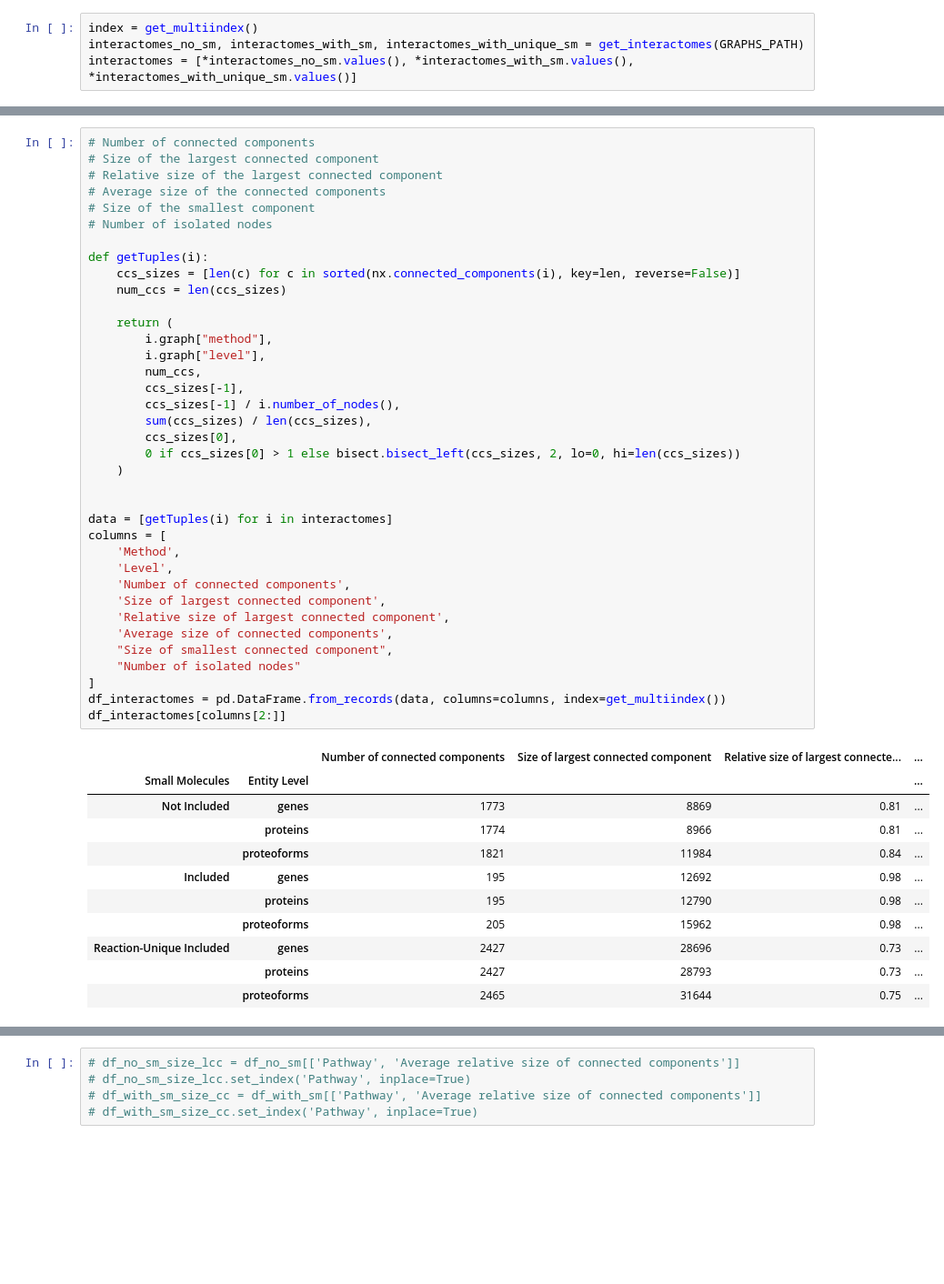
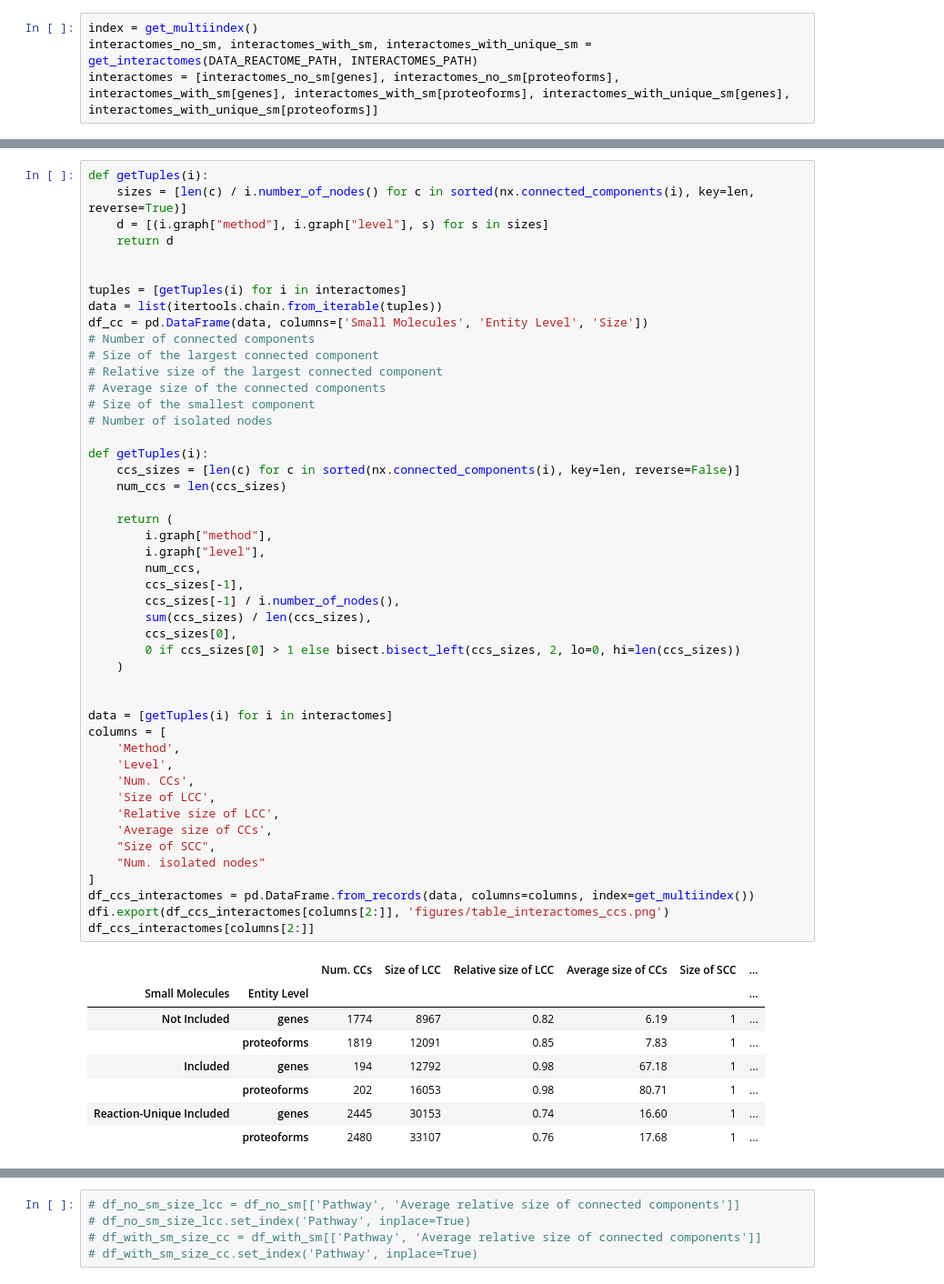
Before and after one commit to PathwayAnalysisPlatform/ProteoformNetworks, a Jupyter notebook: src/Python/2_4_connectedness.ipynb, the cells around one changed output, grey strips where cells are left out. Shown at 91% size. Drawn from its saved outputs; the diff is of its cells as text; blank space fills up the shorter version.

```diff
--- a/src/Python/2_4_connectedness.ipynb
+++ b/src/Python/2_4_connectedness.ipynb
@@ -24,4 +38,4 @@ Working directory: c:\git\pathwayanalysisplatform\proteoformnetworks
 # %%
 index = get_multiindex()
-interactomes_no_sm, interactomes_with_sm, interactomes_with_unique_sm = get_interactomes(GRAPHS_PATH)
-interactomes = [*interactomes_no_sm.values(), *interactomes_with_sm.values(), *interactomes_with_unique_sm.values()]
+interactomes_no_sm, interactomes_with_sm, interactomes_with_unique_sm = get_interactomes(DATA_REACTOME_PATH, INTERACTOMES_PATH)
+interactomes = [interactomes_no_sm[genes], interactomes_no_sm[proteoforms], interactomes_with_sm[genes], interactomes_with_sm[proteoforms], interactomes_with_unique_sm[genes], interactomes_with_unique_sm[proteoforms]]
@@ -58,49 +62,56 @@ df_cc
 # %%
+def getTuples(i):
+    sizes = [len(c) / i.number_of_nodes() for c in sorted(nx.connected_components(i), key=len, reverse=True)]
+    d = [(i.graph["method"], i.graph["level"], s) for s in sizes]
+    return d
+
+
+tuples = [getTuples(i) for i in interactomes]
+data = list(itertools.chain.from_iterable(tuples))
+df_cc = pd.DataFrame(data, columns=['Small Molecules', 'Entity Level', 'Size'])
 # Number of connected components
 # Size of the largest connected component
 # Relative size of the largest connected component
 # Average size of the connected components
 # Size of the smallest component
 # Number of isolated nodes
 
 def getTuples(i):
     ccs_sizes = [len(c) for c in sorted(nx.connected_components(i), key=len, reverse=False)]
     num_ccs = len(ccs_sizes)
 
     return (
         i.graph["method"],
         i.graph["level"],
         num_ccs,
         ccs_sizes[-1],
         ccs_sizes[-1] / i.number_of_nodes(),
         sum(ccs_sizes) / len(ccs_sizes),
         ccs_sizes[0],
         0 if ccs_sizes[0] > 1 else bisect.bisect_left(ccs_sizes, 2, lo=0, hi=len(ccs_sizes))
     )
 
 
 data = [getTuples(i) for i in interactomes]
 columns = [
     'Method',
     'Level',
-    'Number of connected components',
-    'Size of largest connected component',
-    'Relative size of largest connected component',
-    'Average size of connected components',
-    "Size of smallest connected component",
-    "Number of isolated nodes"
+    'Num. CCs',
+    'Size of LCC',
+    'Relative size of LCC',
+    'Average size of CCs',
+    "Size of SCC",
+    "Num. isolated nodes"
 ]
-df_interactomes = pd.DataFrame.from_records(data, columns=columns, index=get_multiindex())
-df_interactomes[columns[2:]]
+df_ccs_interactomes = pd.DataFrame.from_records(data, columns=columns, index=get_multiindex())
+dfi.export(df_ccs_interactomes[columns[2:]], 'figures/table_interactomes_ccs.png')
+df_ccs_interactomes[columns[2:]]
 # %% [output]
-|  |  | Number of connected components | Size of largest connected component | Relative size of largest connecte... | ... |
-| Small Molecules | Entity Level |  |  |  | ... |
-| Not Included | genes | 1773 | 8869 | 0.81 | ... |
-|  | proteins | 1774 | 8966 | 0.81 | ... |
-|  | proteoforms | 1821 | 11984 | 0.84 | ... |
-| Included | genes | 195 | 12692 | 0.98 | ... |
-|  | proteins | 195 | 12790 | 0.98 | ... |
-|  | proteoforms | 205 | 15962 | 0.98 | ... |
-| Reaction-Unique Included | genes | 2427 | 28696 | 0.73 | ... |
-|  | proteins | 2427 | 28793 | 0.73 | ... |
-|  | proteoforms | 2465 | 31644 | 0.75 | ... |
+|  |  | Num. CCs | Size of LCC | Relative size of LCC | Average size of CCs | Size of SCC | ... |
+| Small Molecules | Entity Level |  |  |  |  |  | ... |
+| Not Included | genes | 1774 | 8967 | 0.82 | 6.19 | 1 | ... |
+|  | proteoforms | 1819 | 12091 | 0.85 | 7.83 | 1 | ... |
+| Included | genes | 194 | 12792 | 0.98 | 67.18 | 1 | ... |
+|  | proteoforms | 202 | 16053 | 0.98 | 80.71 | 1 | ... |
+| Reaction-Unique Included | genes | 2445 | 30153 | 0.74 | 16.60 | 1 | ... |
+|  | proteoforms | 2480 | 33107 | 0.76 | 17.68 | 1 | ... |
```
Also changed, not shown: parts of 32 cells of this notebook, 6 other files.
